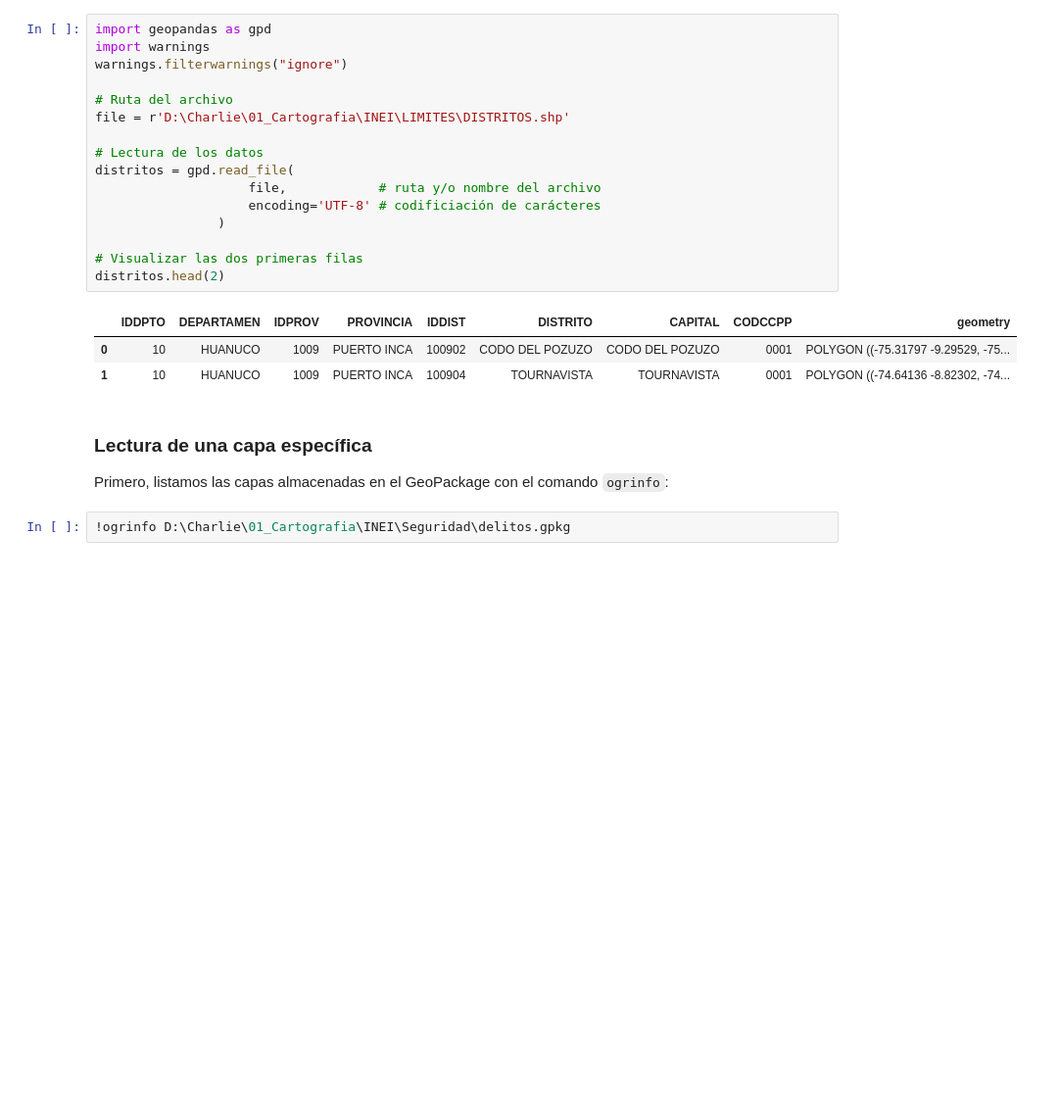
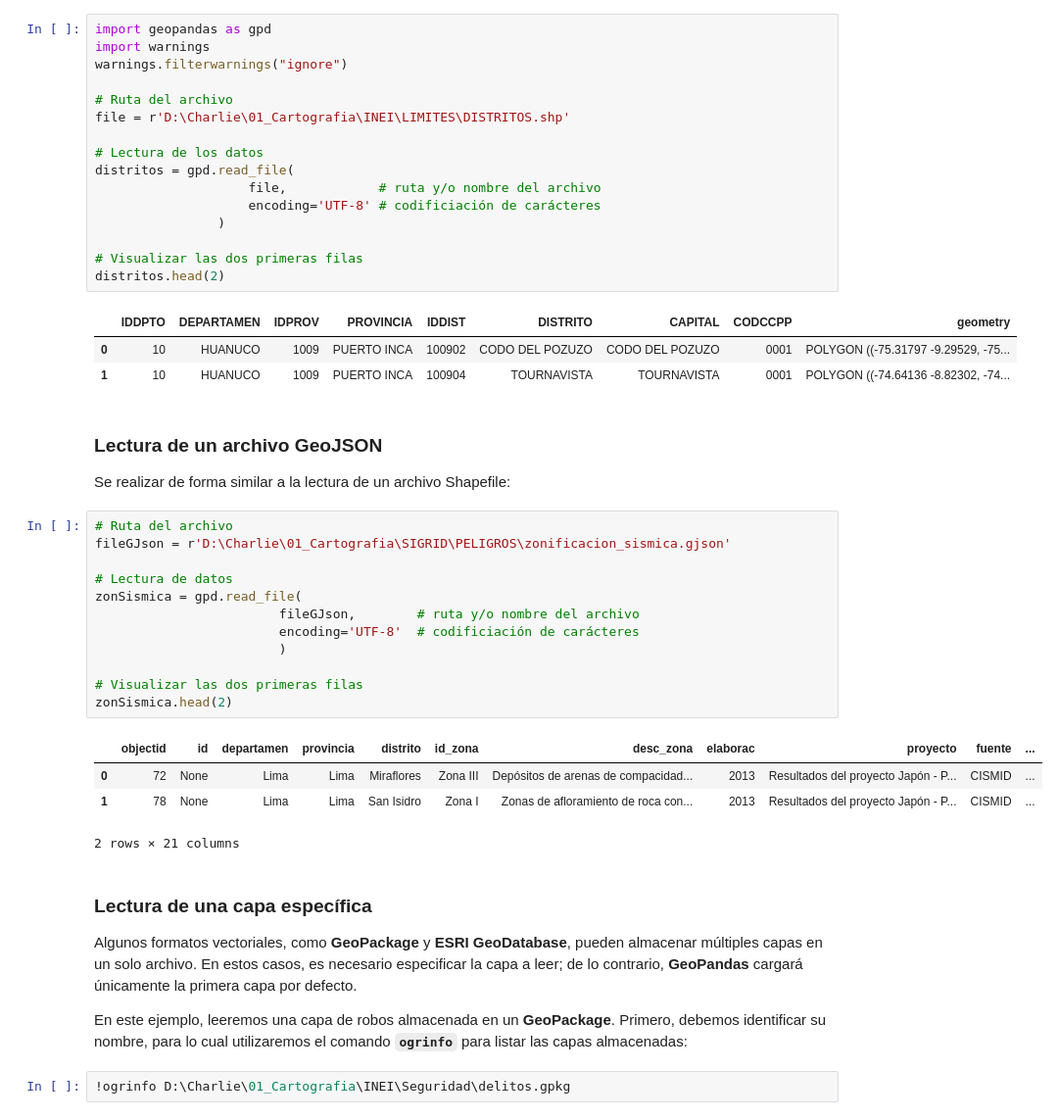
Before and after one commit to chlopezgis/book-geopython, a Jupyter notebook: _sources/read_file.ipynb, the cells around one changed output. Shown: that part at 98% size. Cells and saved outputs as stored; diff of their text form; blank space fills up the shorter version.

```diff
--- a/_sources/read_file.ipynb
+++ b/_sources/read_file.ipynb
@@ -115,10 +121,33 @@ distritos.head(2)
 |  | IDDPTO | DEPARTAMEN | IDPROV | PROVINCIA | IDDIST | DISTRITO | CAPITAL | CODCCPP | geometry |
 | 0 | 10 | HUANUCO | 1009 | PUERTO INCA | 100902 | CODO DEL POZUZO | CODO DEL POZUZO | 0001 | POLYGON ((-75.31797 -9.29529, -75... |
 | 1 | 10 | HUANUCO | 1009 | PUERTO INCA | 100904 | TOURNAVISTA | TOURNAVISTA | 0001 | POLYGON ((-74.64136 -8.82302, -74... |
+# %% [markdown]
+### **Lectura de un archivo GeoJSON**
+
+Se realizar de forma similar a la lectura de un archivo Shapefile:
+# %%
+# Ruta del archivo
+fileGJson = r'D:\Charlie\01_Cartografia\SIGRID\PELIGROS\zonificacion_sismica.gjson'
+
+# Lectura de datos
+zonSismica = gpd.read_file(
+                        fileGJson,        # ruta y/o nombre del archivo
+                        encoding='UTF-8'  # codificiación de carácteres
+                        )
+
+# Visualizar las dos primeras filas
+zonSismica.head(2)
+# %% [output]
+|  | objectid | id | departamen | provincia | distrito | id_zona | desc_zona | elaborac | proyecto | fuente | ... |
+| 0 | 72 | None | Lima | Lima | Miraflores | Zona III | Depósitos de arenas de compacidad... | 2013 | Resultados del proyecto Japón - P... | CISMID | ... |
+| 1 | 78 | None | Lima | Lima | San Isidro | Zona I | Zonas de afloramiento de roca con... | 2013 | Resultados del proyecto Japón - P... | CISMID | ... |
+2 rows × 21 columns
 # %% [markdown]
 ### **Lectura de una capa específica**
 
-Primero, listamos las capas almacenadas en el GeoPackage con el comando `ogrinfo`:
+Algunos formatos vectoriales, como **GeoPackage** y **ESRI GeoDatabase**, pueden almacenar múltiples capas en un solo archivo. En estos casos, es necesario especificar la capa a leer; de lo contrario, **GeoPandas** cargará únicamente la primera capa por defecto.
+
+En este ejemplo, leeremos una capa de robos almacenada en un **GeoPackage**. Primero, debemos identificar su nombre, para lo cual utilizaremos el comando **`ogrinfo`** para listar las capas almacenadas:
 # %%
 !ogrinfo D:\Charlie\01_Cartografia\INEI\Seguridad\delitos.gpkg
 # %% [output]
```
Also changed, not shown: parts of 19 cells of this notebook, 4 other files.
